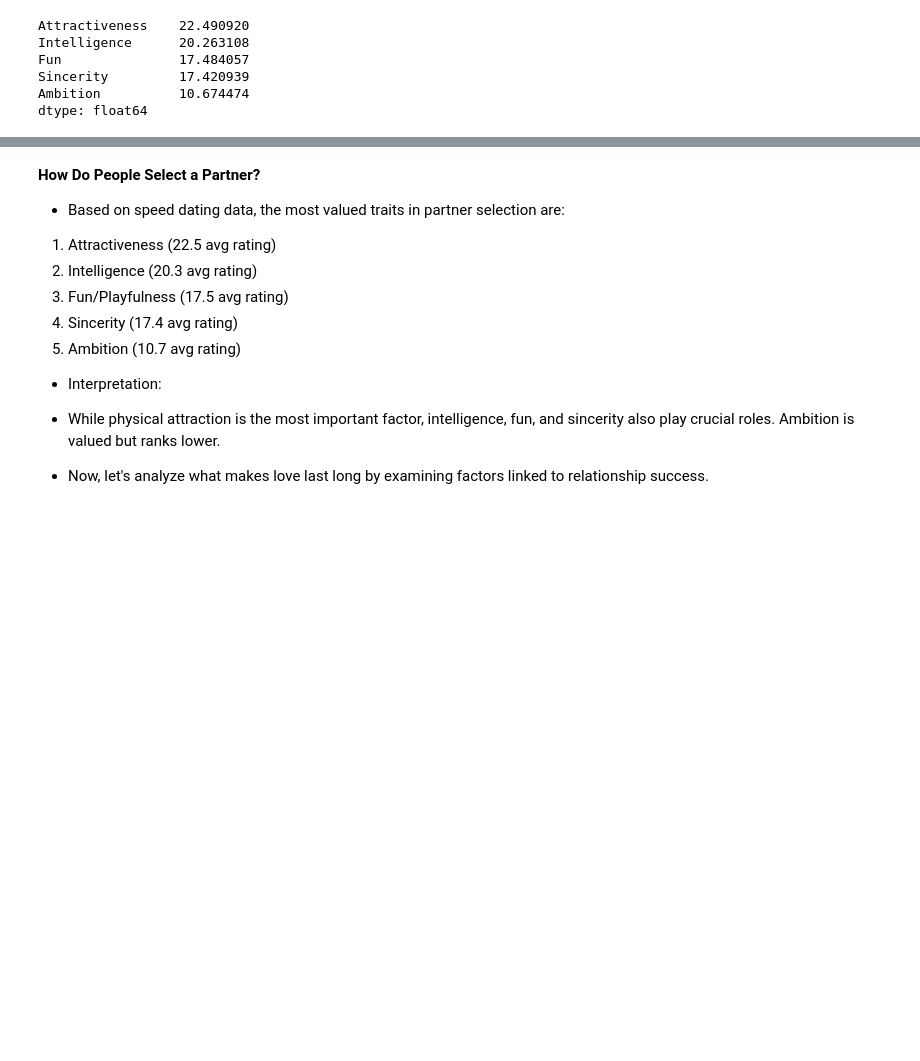
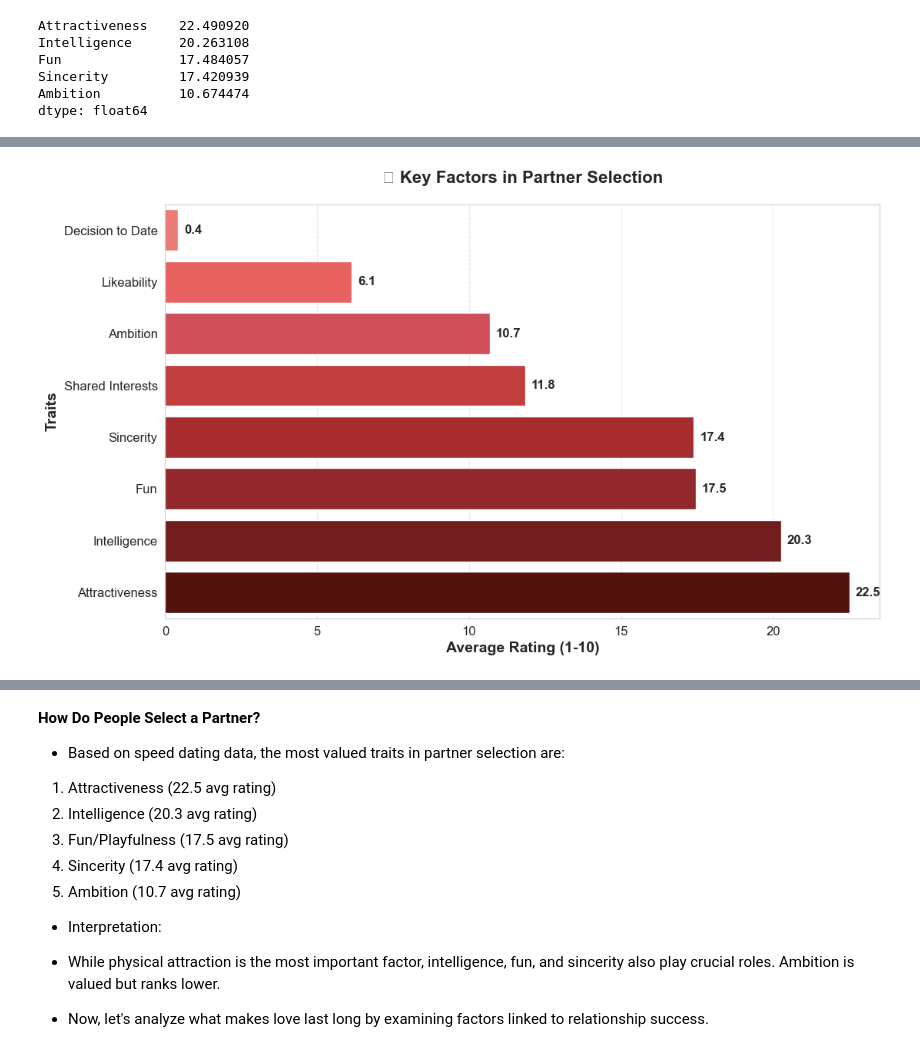
Before and after one commit to VAL-Jerono/HELLO_MATE_, a Jupyter notebook: hm.ipynb, the cells around one changed output, grey strips where cells are left out. Cells and saved outputs as stored; diff of their text form; code cells hidden in the pictures; blank space fills up the shorter version.

```diff
--- a/hm.ipynb
+++ b/hm.ipynb
@@ -265,0 +342,25 @@ dtype: float64
+# %%
+# Define a color palette with shades of red
+red_shades = ["#FF6961", "#FF4C4C", "#E63946", "#D62828", "#BA181B", "#A4161A", "#800F0F", "#5C0A02"]
+
+# Create figure and horizontal bar plot
+plt.figure(figsize=(12, 7))
+ax = sns.barplot(y=average_preferences.index, x=average_preferences.values, palette=red_shades)
+
+# Add data labels on bars
+for index, value in enumerate(average_preferences.values):
+    plt.text(value + 0.2, index, f"{value:.1f}", va="center", fontsize=12, fontweight="bold")
+
+# Customize aesthetics
+plt.ylabel("Traits", fontsize=14, fontweight="bold")
+plt.xlabel("Average Rating (1-10)", fontsize=14, fontweight="bold")
+plt.title("🔍 Key Factors in Partner Selection", fontsize=16, fontweight="bold", pad=20)
+plt.xticks(fontsize=12)
+plt.yticks(fontsize=12)
+plt.grid(axis="x", linestyle="--", alpha=0.5)
+plt.xlim(0, max(average_preferences.values) + 1)
+
+# Show the plot
+plt.show()
+# %% [output]
+[figure, added]
```
Also changed, not shown: parts of 22 cells of this notebook.
